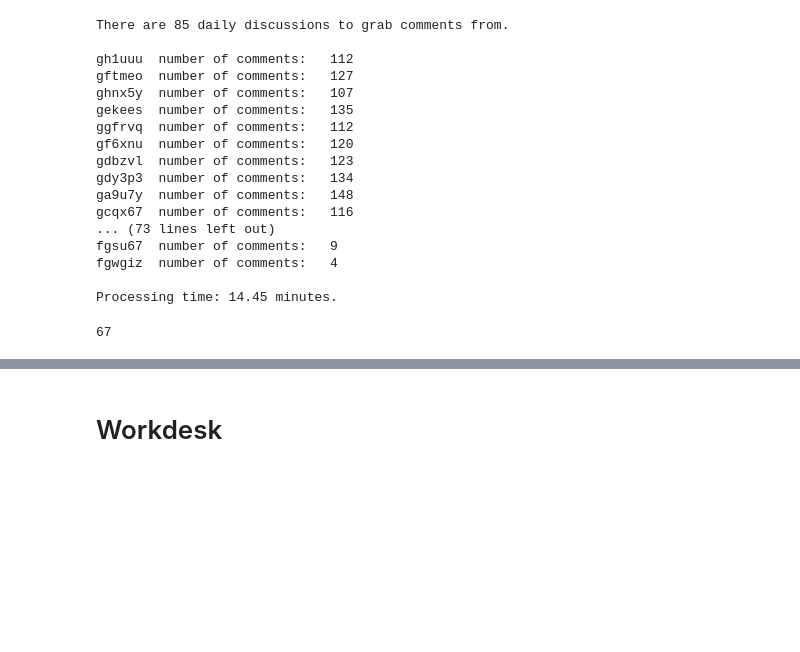
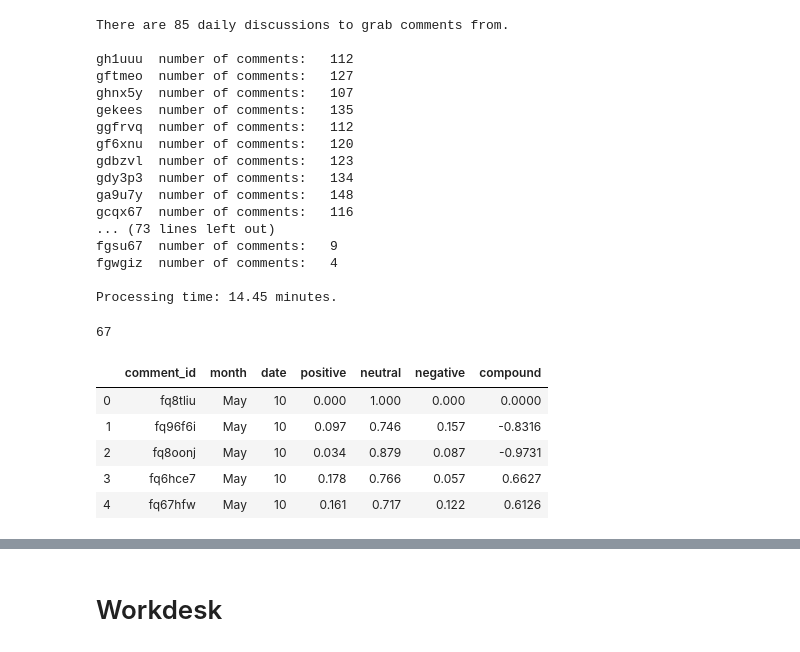
Before and after one commit to Allyson-English/sentiment_analysis, a Jupyter notebook: Reddit_COVID.ipynb, the cells around one changed output, grey strips where cells are left out. Saved outputs shown, nothing was run; the diff lists cells and outputs as text; code cells hidden in the pictures; blank space fills up the shorter version.

```diff
--- a/Reddit_COVID.ipynb
+++ b/Reddit_COVID.ipynb
@@ -239 +185,37 @@ df.head()
+# %%
+discussion_id = json_data.keys()
+
+m_date = []
+d_date = []
+negative = []
+neutral = []
+positive = []
+compound = []
+comment_id = []
+
+for k in json_data.keys():
+
+    for y in json_data[k].keys():
+        comment_id.append(y)
+
+    for x in json_data[k]:
+        m_date.append(json_data[k][x].get('month'))
+        d_date.append(json_data[k][x].get('day'))
+        negative.append(json_data[k][x].get('neg'))
+        neutral.append(json_data[k][x].get('neu'))
+        positive.append(json_data[k][x].get('pos'))
+        compound.append(json_data[k][x].get('compound'))
+
+
+d = {'comment_id' : comment_id, 'month': m_date, 'date': d_date, 'positive': positive, 'neutral': neutral, 'negative': negative, 'compound': compound}
+df = pd.DataFrame(data=d)
+df = df[df.positive != 1.0000]
+df.head()
+# %% [output]
+|  | comment_id | month | date | positive | neutral | negative | compound |
+| 0 | fq8tliu | May | 10 | 0.000 | 1.000 | 0.000 | 0.0000 |
+| 1 | fq96f6i | May | 10 | 0.097 | 0.746 | 0.157 | -0.8316 |
+| 2 | fq8oonj | May | 10 | 0.034 | 0.879 | 0.087 | -0.9731 |
+| 3 | fq6hce7 | May | 10 | 0.178 | 0.766 | 0.057 | 0.6627 |
+| 4 | fq67hfw | May | 10 | 0.161 | 0.717 | 0.122 | 0.6126 |
 # %%
```
Also changed, not shown: parts of 14 cells of this notebook.
